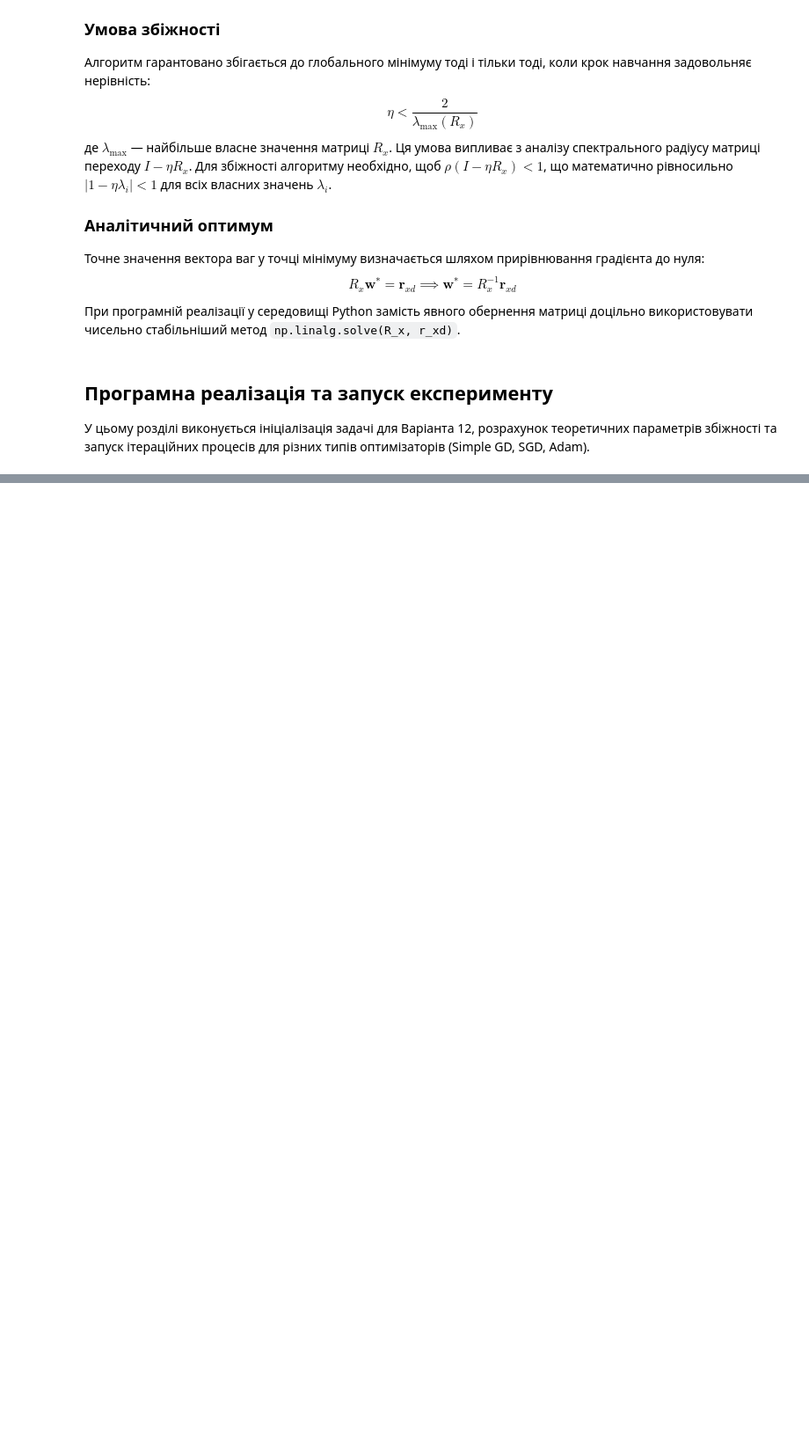
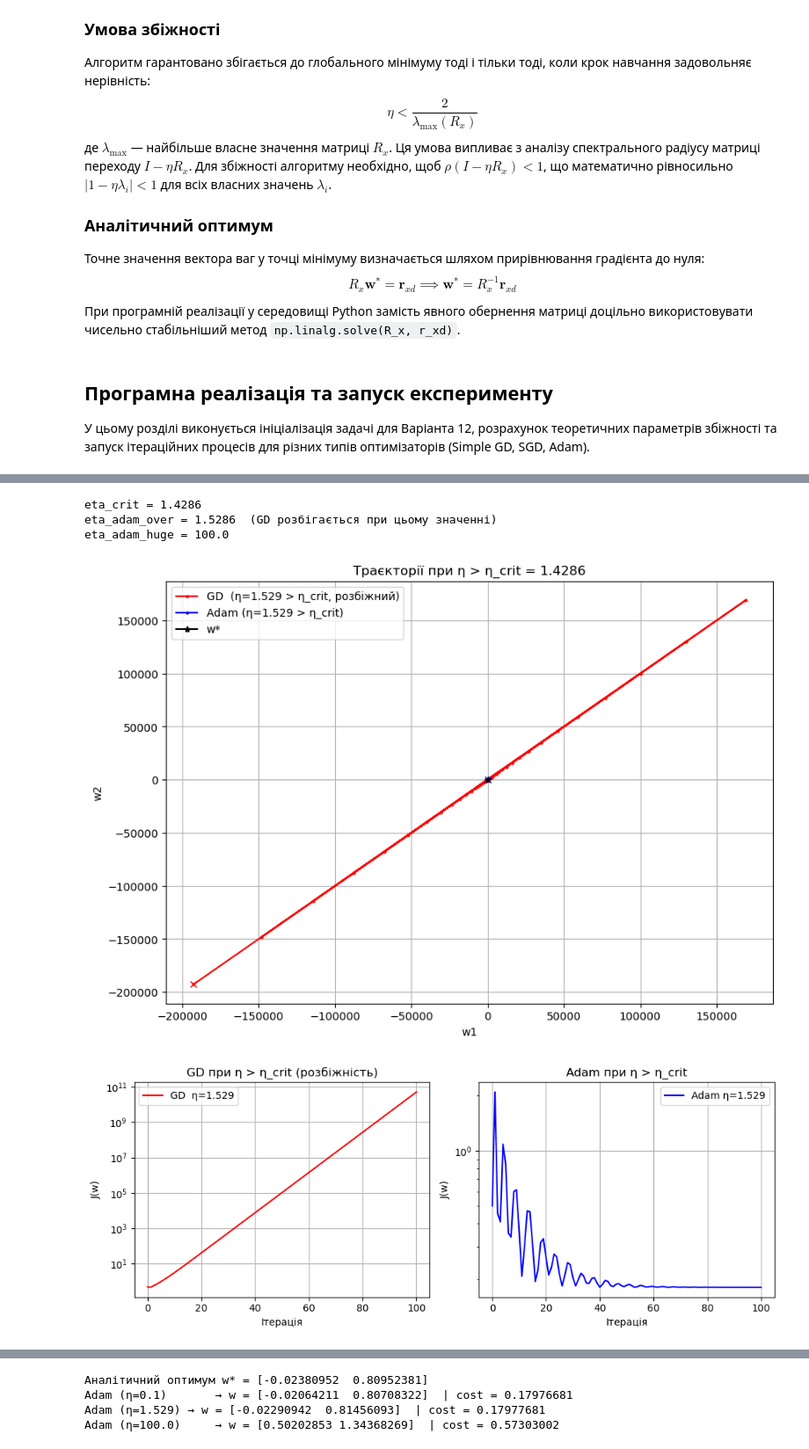
Before and after one commit to Max0Past/IDSS, a Jupyter notebook: lab1.ipynb, the cells around one changed output, grey strips where cells are left out. Shown at 88% size. Saved outputs shown, nothing was run; the diff lists cells and outputs as text; code cells hidden in the pictures; blank space fills up the shorter version.

```diff
--- a/lab1.ipynb
+++ b/lab1.ipynb
@@ -421,0 +434,67 @@ Adam (eta=0.1) finished. Final cost: 0.179767
+# %%
+# Дослідження Adam при eta > eta_crit
+print(f"eta_crit = {props['eta_crit']:.4f}")
+print(f"eta_adam_over = {eta_adam_over:.4f}  (GD розбігається при цьому значенні)")
+print(f"eta_adam_huge = {eta_adam_huge}")
+
+#  Порівняння траєкторій: GD-розбіжний vs Adam-over
+# Розширений діапазон для траєкторій що розбігаються
+try:
+    viz.plot_combined_trajectories(
+        [hist_div_w, hist_adam_over_w],
+        [f'GD  (η={eta_div:.3f} > η_crit, розбіжний)',
+         f'Adam (η={eta_adam_over:.3f} > η_crit)'],
+        title=f'Траєкторії при η > η_crit = {props["eta_crit"]:.4f}',
+        x_range=(-2.0, 2.5)
+    )
+except Exception:
+    # Якщо GD розбігся дуже далеко малюємо лише Adam
+    viz.plot_individual_trajectory(
+        hist_adam_over_w,
+        f'Adam (η={eta_adam_over:.3f})',
+        title=f'Adam траєкторія при η={eta_adam_over:.3f} > η_crit'
+    )
+
+# Крива навчання: GD-розбіжний vs Adam-over
+plt.figure(figsize=(10, 4))
+plt.subplot(1, 2, 1)
+plt.plot(hist_div_c, color='red', label=f'GD  η={eta_div:.3f}')
+plt.xlabel('Ітерація'); plt.ylabel('J(w)')
+plt.title('GD при η > η_crit (розбіжність)')
+plt.yscale('log'); plt.legend(); plt.grid(True)
+
+plt.subplot(1, 2, 2)
+plt.plot(hist_adam_over_c, color='blue', label=f'Adam η={eta_adam_over:.3f}')
+plt.xlabel('Ітерація'); plt.ylabel('J(w)')
+plt.title('Adam при η > η_crit')
+plt.yscale('log'); plt.legend(); plt.grid(True)
+plt.tight_layout(); plt.show()
+
+# Порівняння кривих навчання: усі варіанти Adam
+viz.plot_combined_learning_curves(
+    [hist_adam_c, hist_adam_over_c, hist_adam_huge_c],
+    [f'Adam η={eta_adam}  (безпечний)',
+     f'Adam η={eta_adam_over:.3f} (> η_crit)',
+     f'Adam η={eta_adam_huge} (дуже великий)'],
+    title='Adam: збіжність при різних η (включаючи η > η_crit)'
+)
+
+#  3D траєкторія Adam при eta > eta_crit
+viz.plot_individual_3d(
+    hist_adam_over_w,
+    f'Adam η={eta_adam_over:.3f}',
+    title=f'Adam 3D траєкторія при η={eta_adam_over:.3f} > η_crit'
+)
+
+# Фінальні ваги
+w_star_flat = cost_func.get_optimal_weights().flatten()
+print(f"\nАналітичний оптимум w* = {w_star_flat}")
+print(f"Adam (η={eta_adam:.1f})       → w = {hist_adam_w[-1]}  | cost = {hist_adam_c[-1]:.8f}")
+print(f"Adam (η={eta_adam_over:.3f}) → w = {hist_adam_over_w[-1]}  | cost = {hist_adam_over_c[-1]:.8f}")
+print(f"Adam (η={eta_adam_huge})     → w = {hist_adam_huge_w[-1]}  | cost = {hist_adam_huge_c[-1]:.8f}")
+# %% [output]
+eta_crit = 1.4286
+eta_adam_over = 1.5286  (GD розбігається при цьому значенні)
+eta_adam_huge = 100.0
+[figure, added]
+[figure, added]
@@ -422,3 +503,7 @@ Adam (eta=0.1) finished. Final cost: 0.179767
+Аналітичний оптимум w* = [-0.02380952  0.80952381]
+Adam (η=0.1)       → w = [-0.02064211  0.80708322]  | cost = 0.17976681
+Adam (η=1.529) → w = [-0.02290942  0.81456093]  | cost = 0.17977681
+Adam (η=100.0)     → w = [0.50202853 1.34368269]  | cost = 0.57303002
 # %% [markdown]
 ## Спостереження з експериментів
 
```
Also changed, not shown: parts of 3 cells of this notebook, 1 other file.
